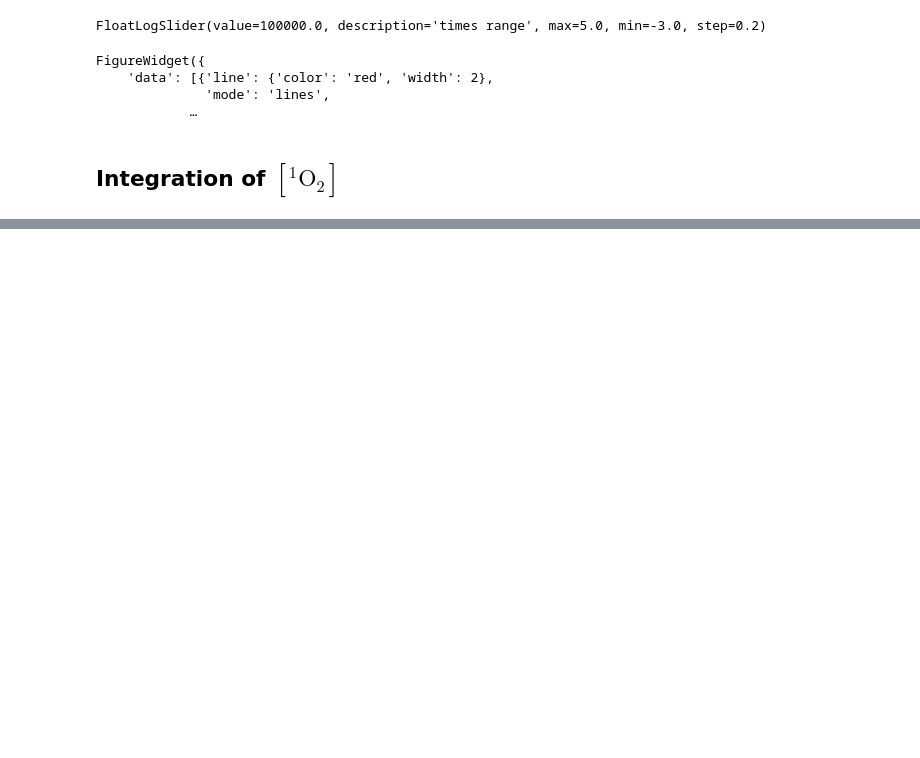
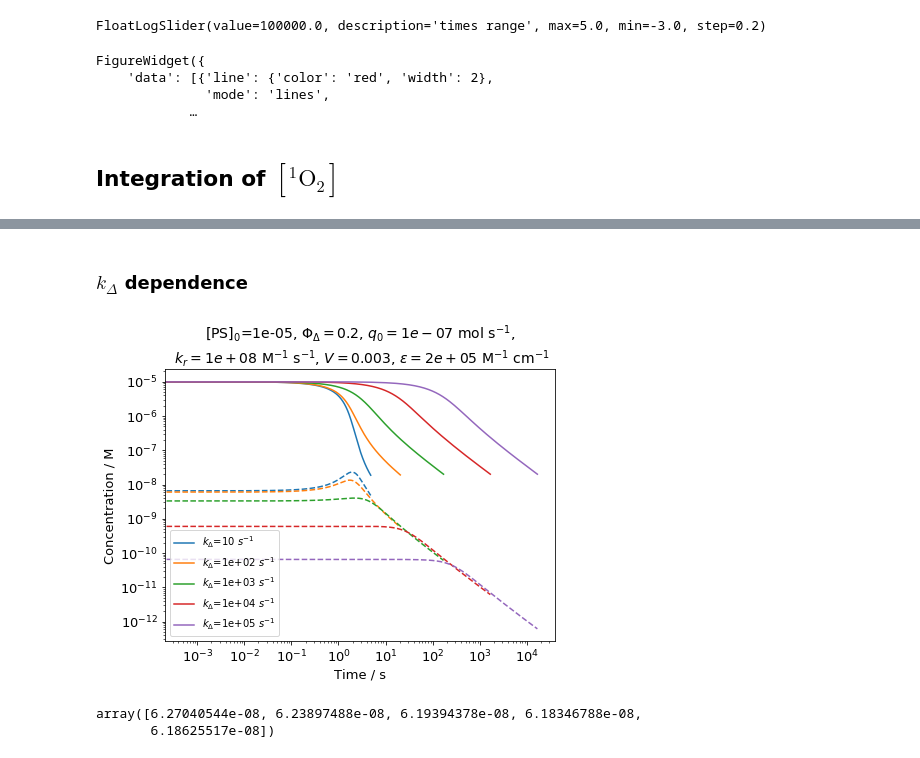
Before and after one commit to dmadea/Jupyter-Tutorials, a Jupyter notebook: Singlet oxygen generation/Singlet Oxygen.ipynb, the cells around one changed output, grey strips where cells are left out. Drawn from its saved outputs; the diff is of its cells as text; code cells hidden in the pictures; blank space fills up the shorter version.

```diff
--- a/Singlet oxygen generation/Singlet Oxygen.ipynb
+++ b/Singlet oxygen generation/Singlet Oxygen.ipynb
@@ -423,0 +491,48 @@ array([6.8493142e-10, 6.8493142e-10, 6.8493142e-10, 6.8493142e-10,
+# %% [markdown]
+### $k_\Delta$ dependence
+# %%
+alpha = 0.998 # the amount of PS that has been decomposed
+num = 10000  # number of points
+
+prop_cycle = plt.rcParams['axes.prop_cycle']
+colors = prop_cycle.by_key()['color']
+
+PS_0 = 1e-5
+Phi_Delta=0.2
+k_r=1e8
+# k_delta=1/9.4e-6
+
+V=3e-3
+q0=1e-7
+epsilon=2e5
+
+kdels = np.logspace(1, 5, 5)
+n = kdels.shape[0]
+
+times = np.zeros((n, num))
+c_PSs = np.zeros_like(times)
+c_1_O2s = np.zeros_like(times)
+integrals = np.zeros(n)
+
+for i in range(n):
+    times[i], c_PSs[i], c_1_O2s[i] = _solve_time_profiles(PS_0=PS_0, Phi_Delta=Phi_Delta, k_r=k_r,
+                                       k_delta=kdels[i], V=V, q0=q0, epsilon=epsilon, alpha=alpha, num=num)
+
+    integrals[i] = np.trapz(c_1_O2s[i], x=times[i])
+
+    label = f'$k_\Delta$={kdels[i]:.2g} $s^{{-1}}$'
+    plt.semilogx(times[i], c_PSs[i], label=label, color=colors[i])
+    plt.semilogx(times[i], c_1_O2s[i],  color=colors[i], ls='--')
+    plt.yscale('log')
+
+plt.xlabel('Time / s')
+plt.ylabel('Concentration / M')
+plt.legend(fontsize=10)
+plt.title(f"[PS]$_0$={PS_0:2g}, $\Phi_\Delta=${Phi_Delta}, $q_0={q0:2g}$ mol s$^{{-1}}$,\n $k_r={k_r:2g}$ M$^{{-1}}$ s$^{{-1}}$, $V={V:.2g}$, $\epsilon={epsilon:.2g}$ M$^{{-1}}$ cm$^{{-1}}$", fontsize=14)
+plt.show()
+
+integrals
+# %% [output]
+[figure, added]
+array([6.27040544e-08, 6.23897488e-08, 6.19394378e-08, 6.18346788e-08,
+       6.18625517e-08])
```
Also changed, not shown: parts of 10 cells of this notebook.
